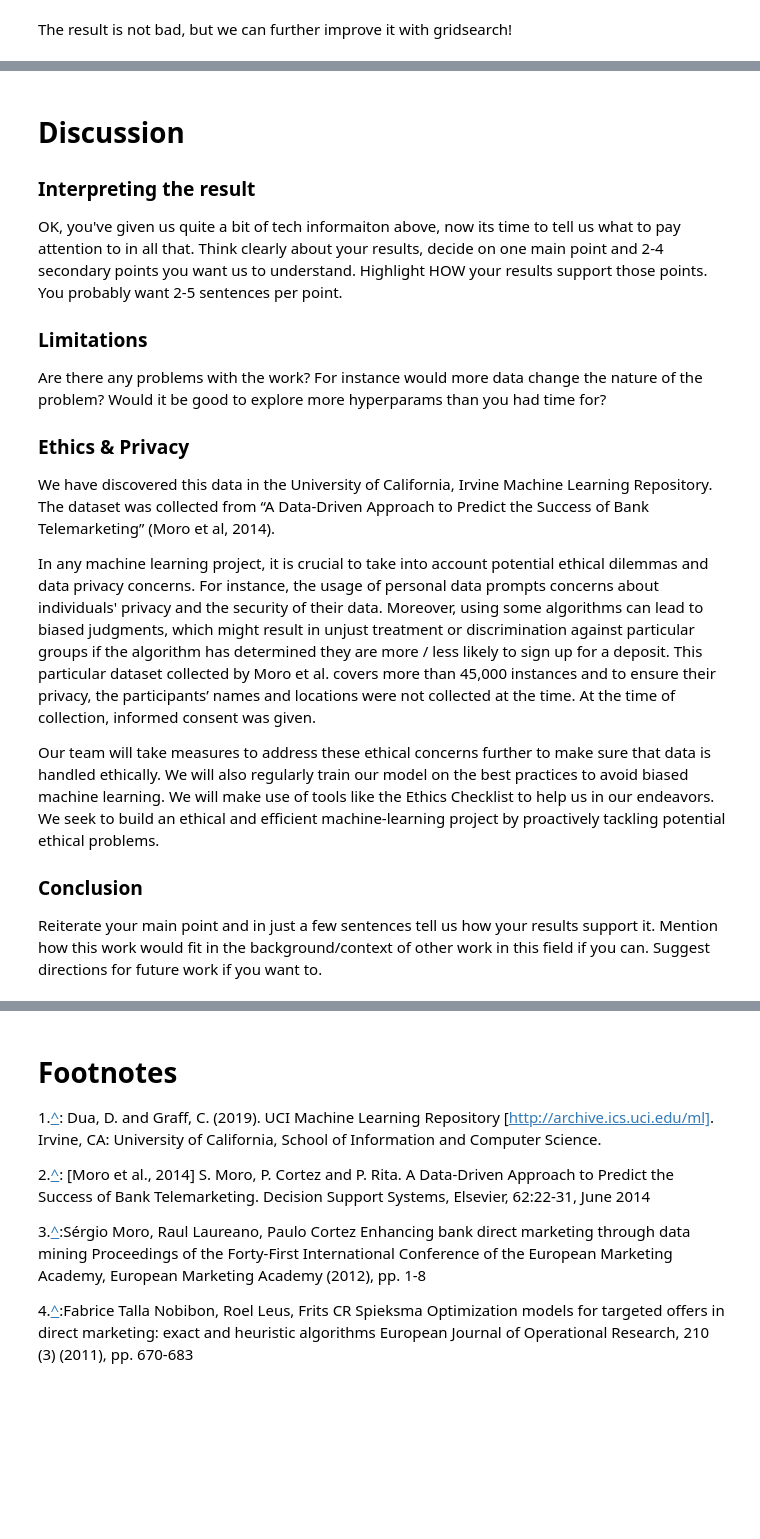
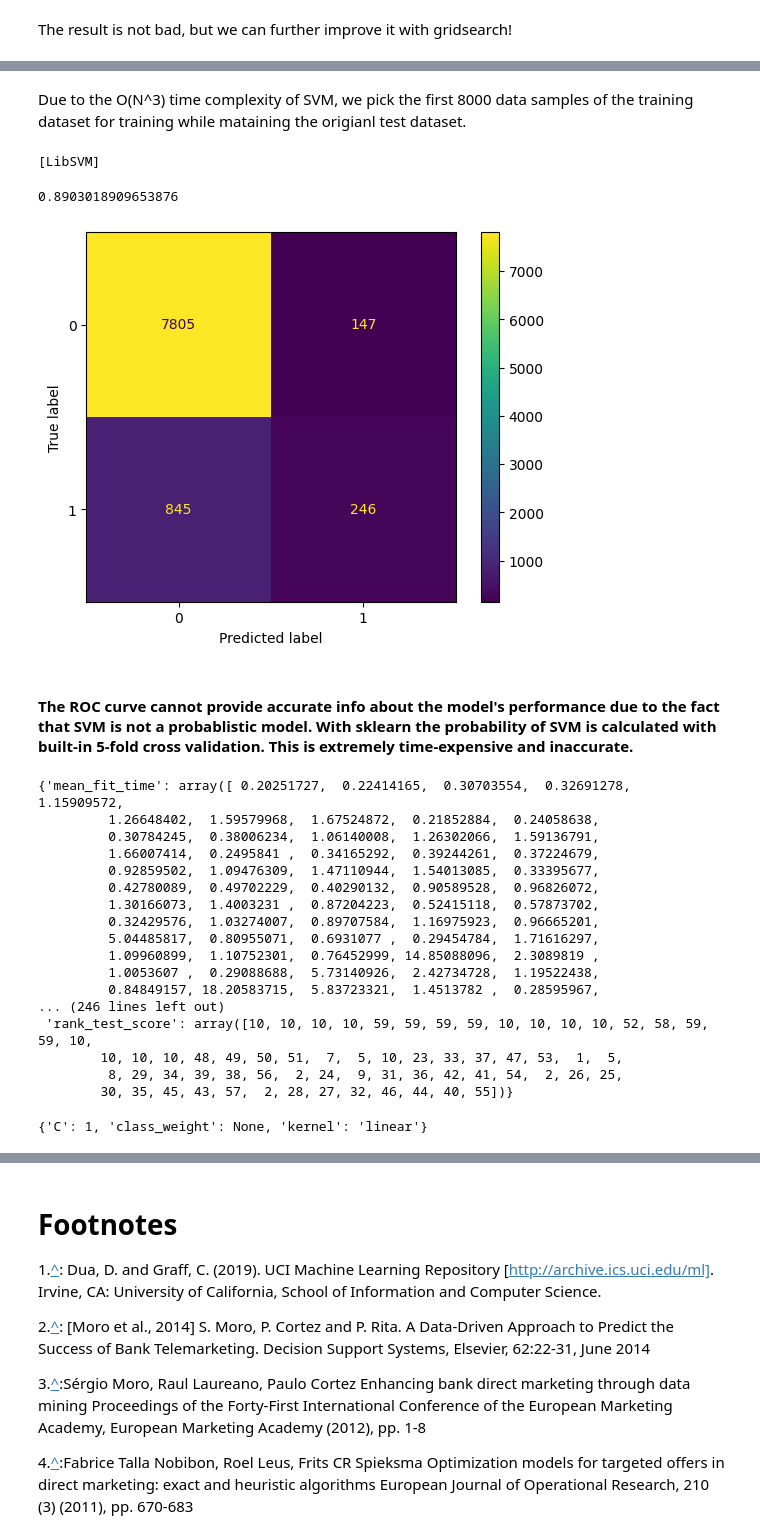
Before and after one commit to COGS118A/Group034-Wi23, a Jupyter notebook: FinalProjectGroup034-Wi23.ipynb, the cells around one changed output, grey strips where cells are left out. Saved outputs shown, nothing was run; the diff lists cells and outputs as text; code cells hidden in the pictures; blank space fills up the shorter version.

```diff
--- a/FinalProjectGroup034-Wi23.ipynb
+++ b/FinalProjectGroup034-Wi23.ipynb
@@ -666,13 +663,15 @@ print('Area under the Receiver Operating Characteristic curve:', roc_auc)
 # gridsearch with 5-fold cross validation (default cv)
 reg_params = [{'solver':['lbfgs', 'newton-cg', 'newton-cholesky', 'sag'],
                'penalty': ['l2'],
+               'class_weight': [None, 'balanced'],
                'C': [0.0001, 0.001, 0.01, 0.1, 1, 10, 100]},
               {'solver':['liblinear', 'saga'],
                'penalty': ['l1', 'l2'],
+               'class_weight': [None, 'balanced'],
                'C': [0.0001, 0.001, 0.01, 0.1, 1, 10, 100]}
              ]
 
 # increase max_iter to let model converge
-reg_optim = GridSearchCV(LogisticRegression(random_state=42, max_iter=1000), reg_params).fit(X_train, y_train)
+reg_optim = GridSearchCV(LogisticRegression(random_state=42, max_iter=1000), reg_params, n_jobs=-1).fit(X_train, y_train)
 # %%
 reg_optim.cv_results_
@@ -681,6 +700,6 @@ reg_optim.best_params_
 # %%
 # define the model
-regress = LogisticRegression(random_state=42, max_iter=1000).set_params(**reg_optim.best_params_)
+regress = LogisticRegression(random_state=42, max_iter=1000, n_jobs=-1).set_params(**reg_optim.best_params_)
 regress.fit(X_train, y_train)
 # prediction
 y_pred_reg = regress.predict(X_test)
@@ -713,22 +733,0 @@ TBD
-# %% [markdown]
-# Discussion
-
-### Interpreting the result
-
-OK, you've given us quite a bit of tech informaiton above, now its time to tell us what to pay attention to in all that.  Think clearly about your results, decide on one main point and 2-4 secondary points you want us to understand. Highlight HOW your results support those points.  You probably want 2-5 sentences per point.
-
-### Limitations
-
-Are there any problems with the work?  For instance would more data change the nature of the problem? Would it be good to explore more hyperparams than you had time for?
-
-### Ethics & Privacy
-
-We have discovered this data in the University of California, Irvine Machine Learning Repository. The dataset was collected from “A Data-Driven Approach to Predict the Success of Bank Telemarketing” (Moro et al, 2014).
-
-In any machine learning project, it is crucial to take into account potential ethical dilemmas and data privacy concerns. For instance, the usage of personal data prompts concerns about individuals' privacy and the security of their data. Moreover, using some algorithms can lead to biased judgments, which might result in unjust treatment or discrimination against particular groups if the algorithm has determined they are more / less likely to sign up for a deposit. This particular dataset collected by Moro et al. covers more than 45,000 instances and to ensure their privacy, the participants’ names and locations were not collected at the time. At the time of collection, informed consent was given.
-
-Our team will take measures to address these ethical concerns further to make sure that data is handled ethically. We will also regularly train our model on the best practices to avoid biased machine learning. We will make use of tools like the Ethics Checklist to help us in our endeavors. We seek to build an ethical and efficient machine-learning project by proactively tackling potential ethical problems.
-
-### Conclusion
-
-Reiterate your main point and in just a few sentences tell us how your results support it. Mention how this work would fit in the background/context of other work in this field if you can. Suggest directions for future work if you want to.
@@ -734,0 +736,24 @@ Reiterate your main point and in just a few sentences tell us how your results s
+# %% [markdown]
+Due to the O(N^3) time complexity of SVM, we pick the first 8000 data samples of the training dataset for training while mataining the origianl test dataset.
+# %%
+X_train_svm = X_train[:8000]
+y_train_svm = y_train[:8000]
+# %%
+# define the model
+svm = SVC(kernel='linear', C=1000, random_state=42, verbose=True, max_iter=1000000)
+svm.fit(X_train_svm, y_train_svm)
+# prediction
+y_pred_reg = svm.predict(X_test)
+# accuracy
+accuracy_score(y_test, y_pred_reg)
+# %% [output]
+[LibSVM]
+0.8903018909653876
+# %%
+# confusion matrix
+svm_cm = confusion_matrix(y_test, y_pred_reg)
+ConfusionMatrixDisplay(svm_cm).plot();
+# %% [output]
+[figure, added]
+# %% [markdown]
+#### The ROC curve cannot provide accurate info about the model's performance due to the fact that SVM is not a probablistic model. With sklearn the probability of SVM is calculated with built-in 5-fold cross validation. This is extremely time-expensive and inaccurate.
@@ -734,0 +769,24 @@ Reiterate your main point and in just a few sentences tell us how your results s
+# %%
+svm_optim.cv_results_
+# %% [output]
+{'mean_fit_time': array([ 0.20251727,  0.22414165,  0.30703554,  0.32691278,  1.15909572,
+         1.26648402,  1.59579968,  1.67524872,  0.21852884,  0.24058638,
+         0.30784245,  0.38006234,  1.06140008,  1.26302066,  1.59136791,
+         1.66007414,  0.2495841 ,  0.34165292,  0.39244261,  0.37224679,
+         0.92859502,  1.09476309,  1.47110944,  1.54013085,  0.33395677,
+         0.42780089,  0.49702229,  0.40290132,  0.90589528,  0.96826072,
+         1.30166073,  1.4003231 ,  0.87204223,  0.52415118,  0.57873702,
+         0.32429576,  1.03274007,  0.89707584,  1.16975923,  0.96665201,
+         5.04485817,  0.80955071,  0.6931077 ,  0.29454784,  1.71616297,
+         1.09960899,  1.10752301,  0.76452999, 14.85088096,  2.3089819 ,
+         1.0053607 ,  0.29088688,  5.73140926,  2.42734728,  1.19522438,
+         0.84849157, 18.20583715,  5.83723321,  1.4513782 ,  0.28595967,
+... (246 lines left out)
+ 'rank_test_score': array([10, 10, 10, 10, 59, 59, 59, 59, 10, 10, 10, 10, 52, 58, 59, 59, 10,
+        10, 10, 10, 48, 49, 50, 51,  7,  5, 10, 23, 33, 37, 47, 53,  1,  5,
+         8, 29, 34, 39, 38, 56,  2, 24,  9, 31, 36, 42, 41, 54,  2, 26, 25,
+        30, 35, 45, 43, 57,  2, 28, 27, 32, 46, 44, 40, 55])}
+# %%
+svm_optim.best_params_
+# %% [output]
+{'C': 1, 'class_weight': None, 'kernel': 'linear'}
```
Also changed, not shown: parts of 52 cells of this notebook.
